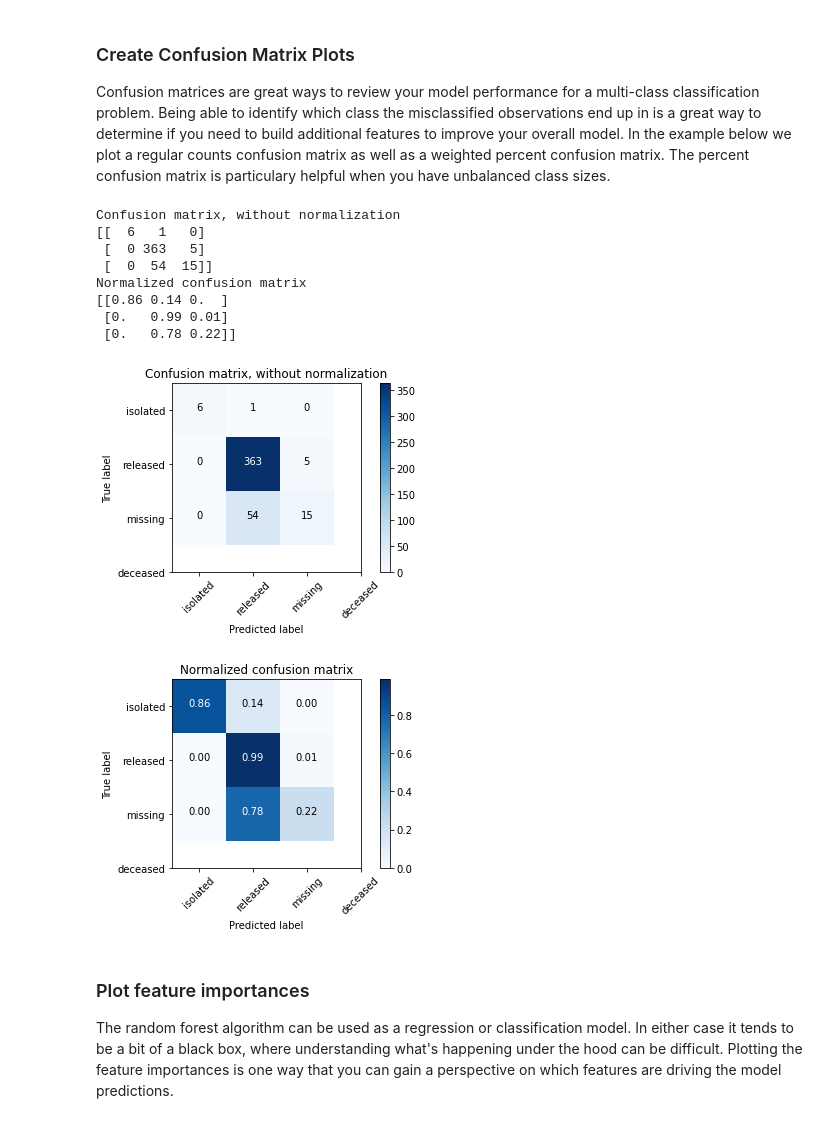
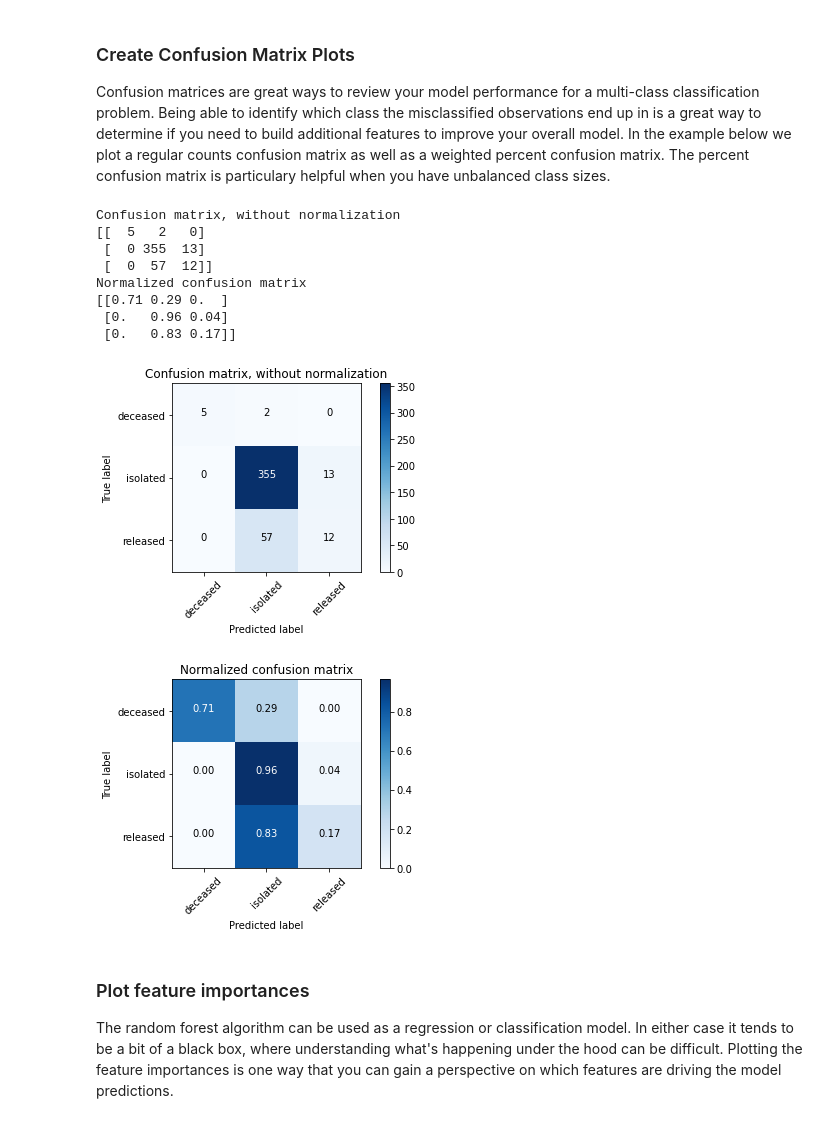
Before and after one commit to pgupta88/Springboard, a Jupyter notebook: Random Forest Case Study/RandomForest_casestudy_covid19.ipynb, the cells around one changed output. Drawn from its saved outputs; the diff is of its cells as text; code cells hidden in the pictures.

```diff
--- a/Random Forest Case Study/RandomForest_casestudy_covid19.ipynb
+++ b/Random Forest Case Study/RandomForest_casestudy_covid19.ipynb
@@ -187,0 +190,2 @@ df.contact_number.fillna(df.contact_number.mean(), inplace=True)
+# %%
+df['age'] = (df['n_age']//10*10).astype(int).astype(str) + 's'
@@ -248,3 +250,8 @@ df.head()
 Remove date columns from the data.
 # %%
 df = df.drop(['symptom_onset_date','confirmed_date','released_date','deceased_date'],axis =1)
+# %%
+# Removing unecessary columns from the data
+df = df.drop(['patient_id', 'global_num', 'birth_year'], axis=1)
+# %%
+df.drop('infected_by', axis=1, inplace=True)
@@ -459,43 +487,43 @@ def plot_confusion_matrix(cm, classes,
 
     fmt = '.2f' if normalize else 'd'
     thresh = cm.max() / 2.
     for i, j in itertools.product(range(cm.shape[0]), range(cm.shape[1])):
         plt.text(j, i, format(cm[i, j], fmt),
                  horizontalalignment="center",
                  color="white" if cm[i, j] > thresh else "black")
 
     plt.ylabel('True label')
     plt.xlabel('Predicted label')
     plt.tight_layout()
 
 
 # Compute confusion matrix
 cnf_matrix = confusion_matrix(y_test, y_pred)
 np.set_printoptions(precision=2)
 
 # Plot non-normalized confusion matrix
 plt.figure()
-plot_confusion_matrix(cnf_matrix, classes=class_names,
+plot_confusion_matrix(cnf_matrix, classes=model_res.classes_,
                       title='Confusion matrix, without normalization')
 #plt.savefig('figures/RF_cm_multi_class.png')
 
 # Plot normalized confusion matrix
 plt.figure()
-plot_confusion_matrix(cnf_matrix, classes=class_names, normalize=True,
+plot_confusion_matrix(cnf_matrix, classes=model_res.classes_, normalize=True,
                       title='Normalized confusion matrix')
 #plt.savefig('figures/RF_cm_proportion_multi_class.png', bbox_inches="tight")
 plt.show()
 # %% [output]
 Confusion matrix, without normalization
-[[  6   1   0]
- [  0 363   5]
- [  0  54  15]]
+[[  5   2   0]
+ [  0 355  13]
+ [  0  57  12]]
 Normalized confusion matrix
-[[0.86 0.14 0.  ]
- [0.   0.99 0.01]
- [0.   0.78 0.22]]
+[[0.71 0.29 0.  ]
+ [0.   0.96 0.04]
+ [0.   0.83 0.17]]
-[figure, old version]
+[figure, new version]
-[figure, old version]
+[figure, new version]
 # %% [markdown]
 ### Plot feature importances
 The random forest algorithm can be used as a regression or classification model. In either case it tends to be a bit of a black box, where understanding what's happening under the hood can be difficult. Plotting the feature importances is one way that you can gain a perspective on which features are driving the model predictions.
```
Also changed, not shown: parts of 20 cells of this notebook.
